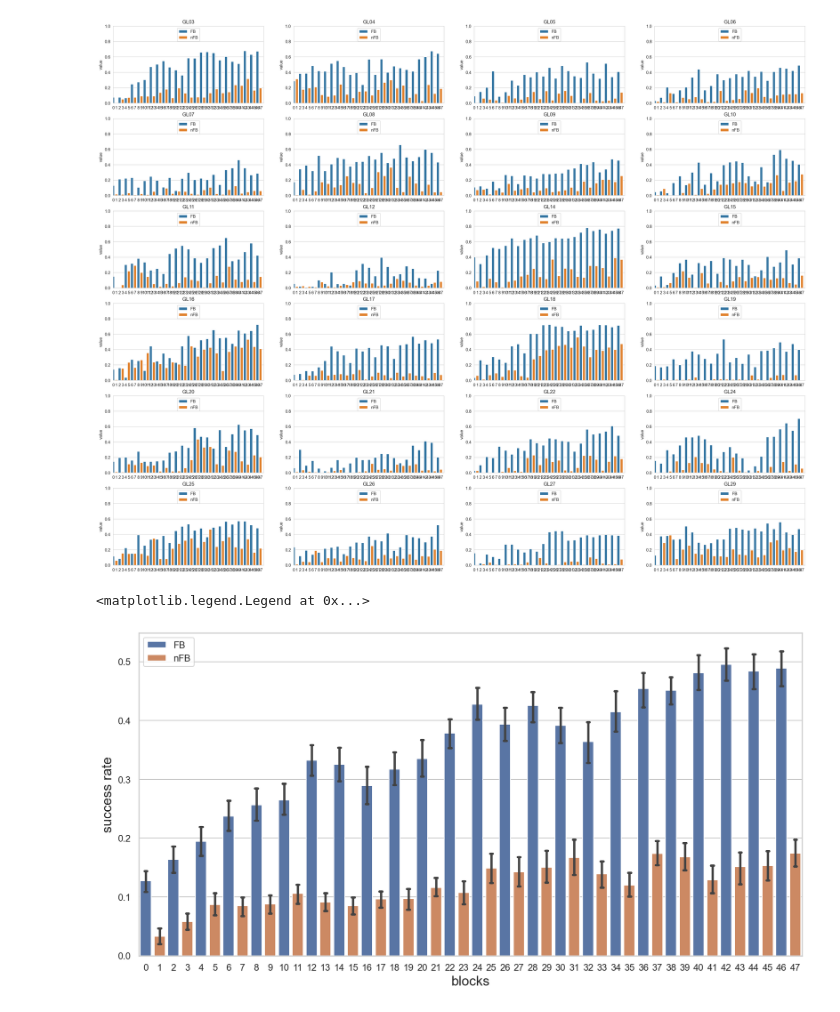
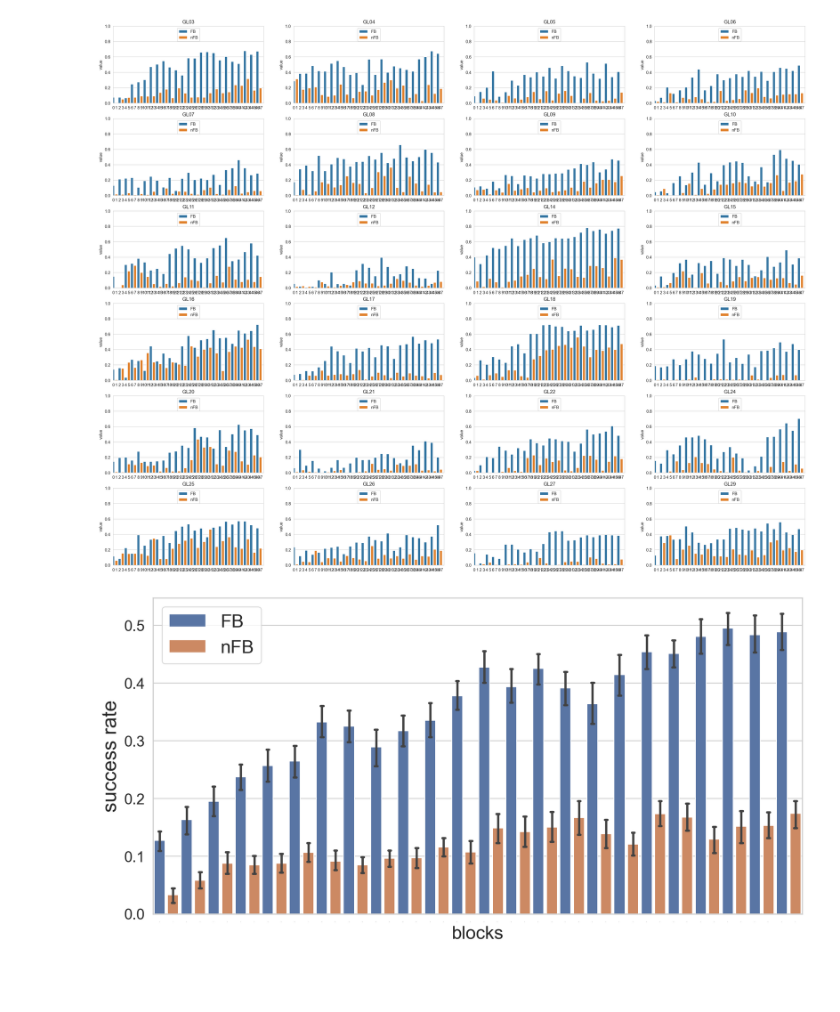
Before and after one commit to psb629/labs, a Jupyter notebook: GL/scripts/Behavior_analysis.ipynb, the cells around one changed output. Saved outputs shown, nothing was run; the diff lists cells and outputs as text; code cells hidden in the pictures; blank space fills up the shorter version.

Commit message:
plot fancy figures

```diff
--- a/GL/scripts/Behavior_analysis.ipynb
+++ b/GL/scripts/Behavior_analysis.ipynb
@@ -215,13 +215,15 @@ for i, nn in enumerate(subj_list):
 # %%
 sns.set(style="whitegrid")
 
 ax = plt.figure(figsize=(14, 7))
 sns.barplot(x='variable', y='value', data=dk, hue='hue', ci=100*sigma_1, capsize=.2, dodge=False)
-plt.ylabel('success rate', size=16)
-plt.xlabel('blocks', size=16)
-plt.legend()
+plt.ylabel('success rate', size=24)
+plt.xlabel('blocks', size=22)
+plt.legend(fontsize=22)
+plt.yticks(fontsize=18)
+plt.xticks(fontsize=0)
+# ax.legend(fontsize=22)
 
 # ax.savefig(join(output_dir,today+'.behav.group.png'), dpi=300)
 # %% [output]
-<matplotlib.legend.Legend at 0x...>
-[figure, old version]
+[figure, new version]
```
Also changed, not shown: 5 other files.
